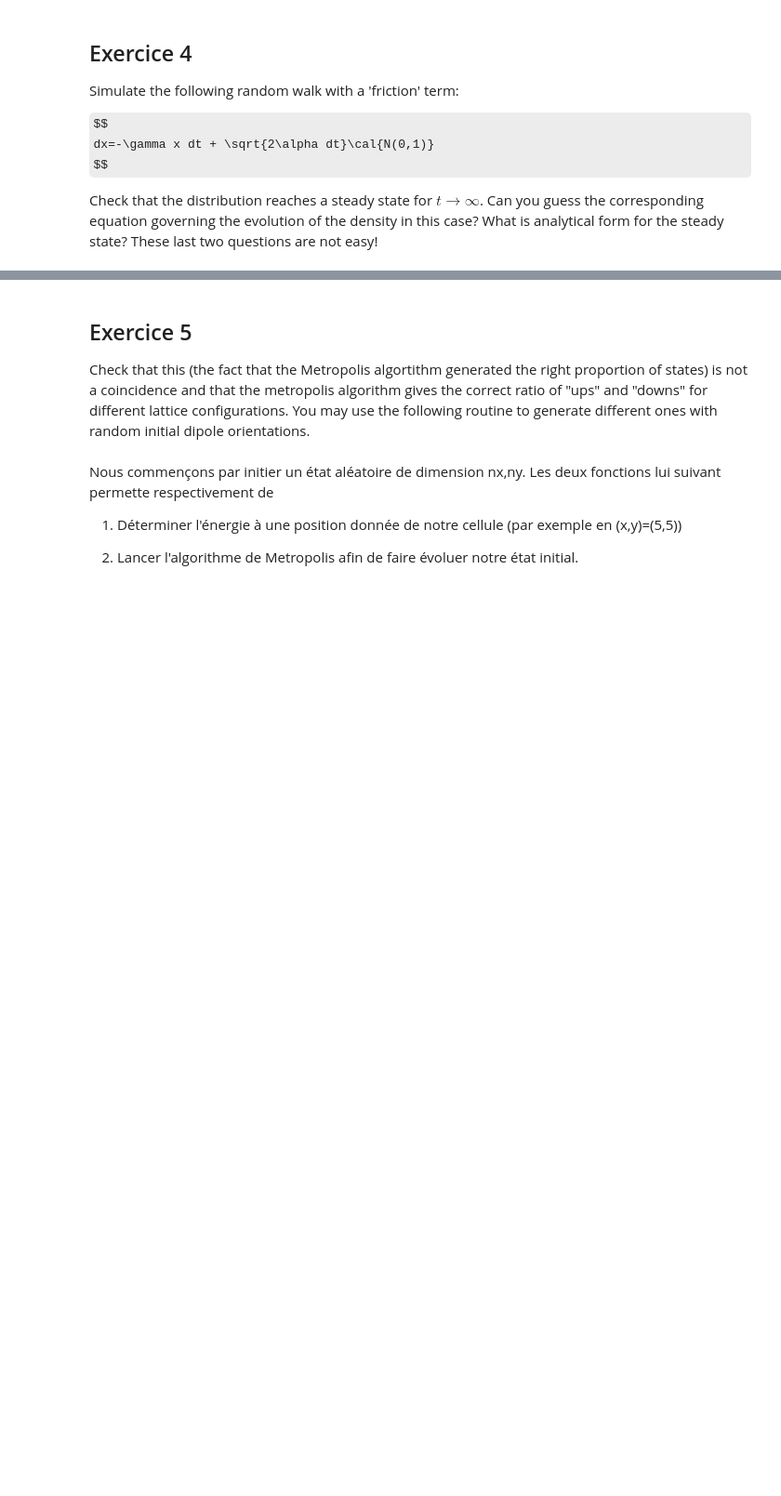
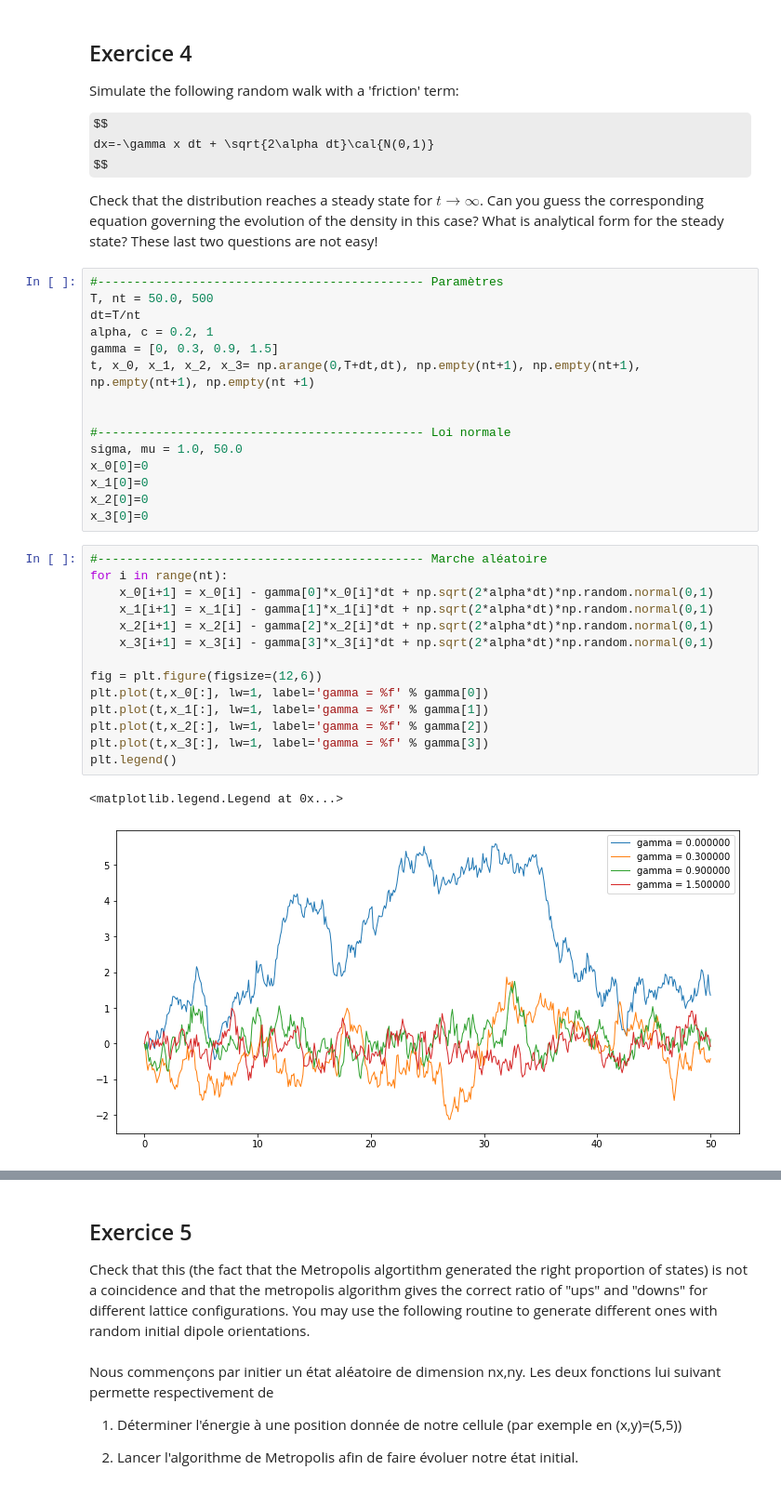
Before and after one commit to Daestraz/MOOC-PhysStat, a Jupyter notebook: Projet Monte-Carlo.ipynb, the cells around one changed output, grey strips where cells are left out. Shown at 93% size. Cells and saved outputs as stored; diff of their text form; some formulas as TeX source; blank space fills up the shorter version.

```diff
--- a/Projet Monte-Carlo.ipynb
+++ b/Projet Monte-Carlo.ipynb
@@ -305,3 +305,35 @@ dx=-\gamma x dt + \sqrt{2\alpha dt}\cal{N(0,1)}
 $$
 
 Check that the distribution reaches a steady state for $t\rightarrow \infty$. Can you guess the corresponding equation governing the evolution of the density in this case? What is analytical form for the steady state? These last two questions are not easy!
+# %%
+#--------------------------------------------- Paramètres
+T, nt = 50.0, 500
+dt=T/nt
+alpha, c = 0.2, 1
+gamma = [0, 0.3, 0.9, 1.5]
+t, x_0, x_1, x_2, x_3= np.arange(0,T+dt,dt), np.empty(nt+1), np.empty(nt+1), np.empty(nt+1), np.empty(nt +1)
+
+
+#--------------------------------------------- Loi normale
+sigma, mu = 1.0, 50.0
+x_0[0]=0
+x_1[0]=0
+x_2[0]=0
+x_3[0]=0
+# %%
+#--------------------------------------------- Marche aléatoire
+for i in range(nt):
+    x_0[i+1] = x_0[i] - gamma[0]*x_0[i]*dt + np.sqrt(2*alpha*dt)*np.random.normal(0,1)
+    x_1[i+1] = x_1[i] - gamma[1]*x_1[i]*dt + np.sqrt(2*alpha*dt)*np.random.normal(0,1)
+    x_2[i+1] = x_2[i] - gamma[2]*x_2[i]*dt + np.sqrt(2*alpha*dt)*np.random.normal(0,1)
+    x_3[i+1] = x_3[i] - gamma[3]*x_3[i]*dt + np.sqrt(2*alpha*dt)*np.random.normal(0,1)
+
+fig = plt.figure(figsize=(12,6))
+plt.plot(t,x_0[:], lw=1, label='gamma = %f' % gamma[0])
+plt.plot(t,x_1[:], lw=1, label='gamma = %f' % gamma[1])
+plt.plot(t,x_2[:], lw=1, label='gamma = %f' % gamma[2])
+plt.plot(t,x_3[:], lw=1, label='gamma = %f' % gamma[3])
+plt.legend()
+# %% [output]
+<matplotlib.legend.Legend at 0x...>
+[figure, added]
```
Also changed, not shown: parts of 21 cells of this notebook.
